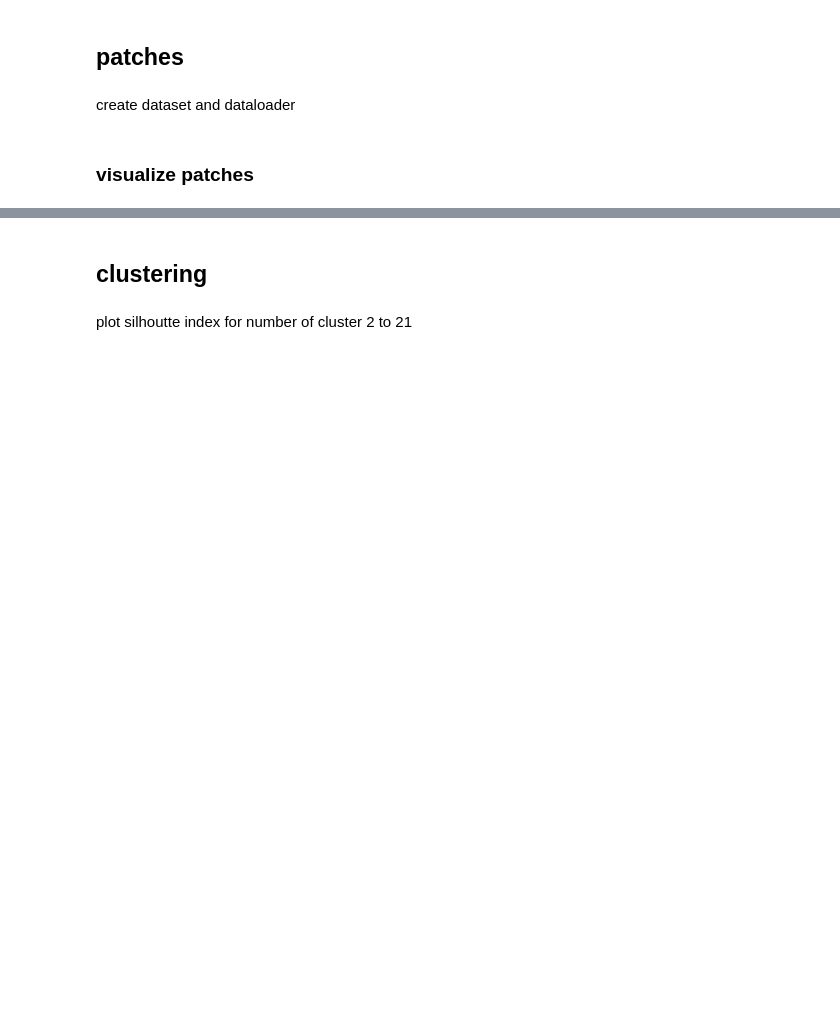
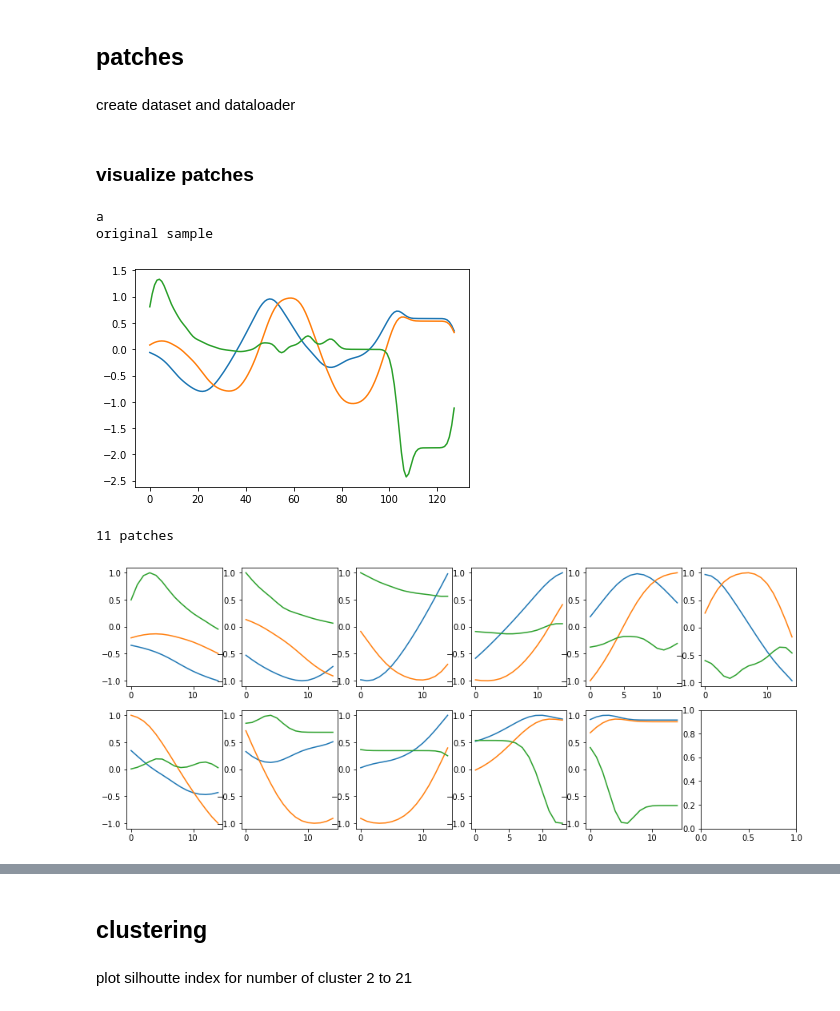
Before and after one commit to gourarushi/Character-Trajectory, a Jupyter notebook: project/CharacterTrajectories_Patches.ipynb, the cells around one changed output, grey strips where cells are left out. Cells and saved outputs as stored; diff of their text form; code cells hidden in the pictures; blank space fills up the shorter version.

Commit message:
plotted time series data for patches

```diff
--- a/project/CharacterTrajectories_Patches.ipynb
+++ b/project/CharacterTrajectories_Patches.ipynb
@@ -122,6 +122,14 @@ train_loader, val_loader, test_loader = data_f.createLoaders(train_inputs, train
                                                                   batch_size=32)
 # %% [markdown]
 ### visualize patches
+# %%
+plotting_f.plotTimeSeries(train_data, train_indexes, train_inputs, char='a')
+# %% [output]
+a
+original sample
+[figure, added]
+11 patches
+[figure, added]
 # %%
 plotting_f.plotChar(train_data, train_indexes, train_inputs, char='a')
 # %% [output]
```
Also changed, not shown: parts of 9 cells of this notebook.
